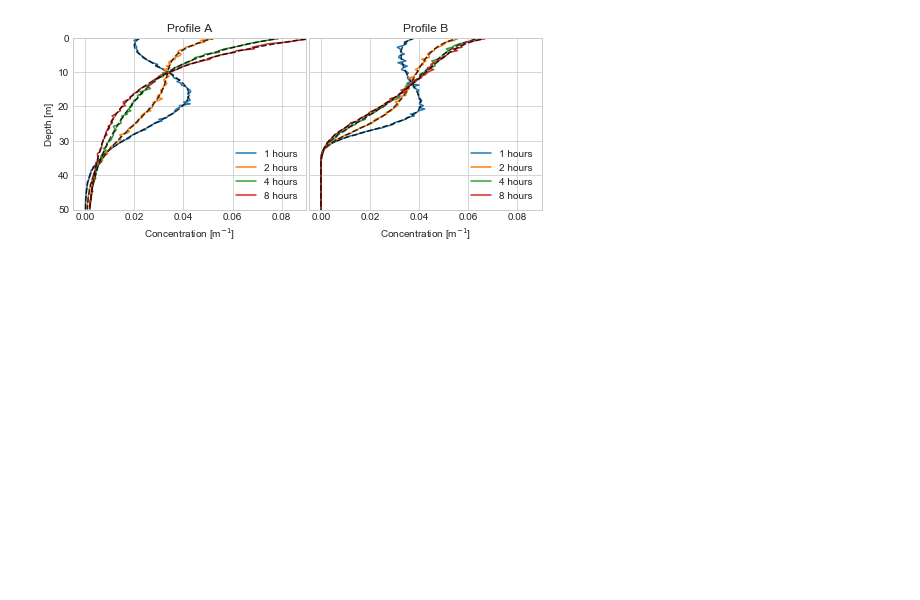
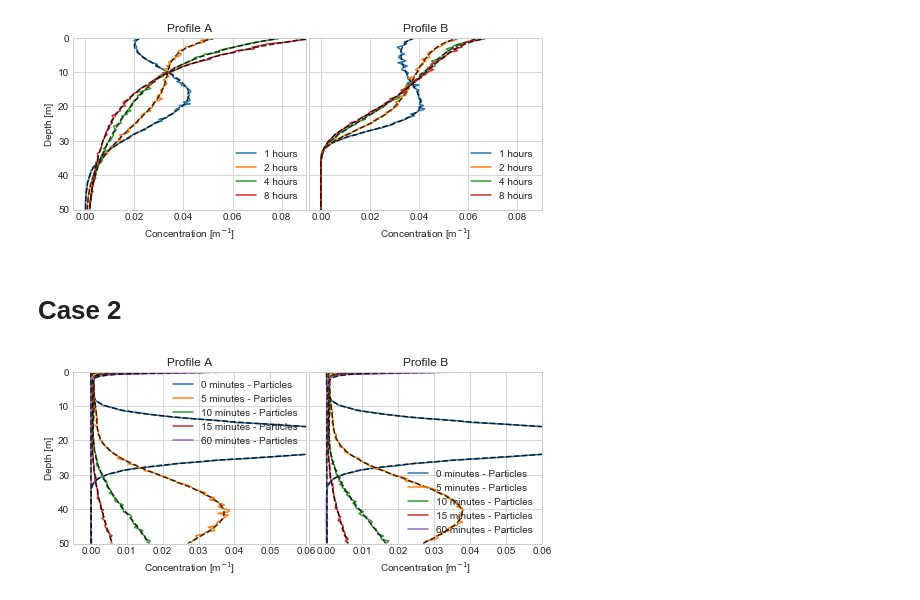
Before and after one commit to nordam/Eulerian-and-Lagrangian-methods, a Jupyter notebook: notebooks/ComparisonPlots.ipynb, the cells around one changed output. Saved outputs shown, nothing was run; the diff lists cells and outputs as text; code cells hidden in the pictures; blank space fills up the shorter version.

```diff
--- a/notebooks/ComparisonPlots.ipynb
+++ b/notebooks/ComparisonPlots.ipynb
@@ -126,3 +126,20 @@ plt.savefig('concentration_profiles_comparison_case1.pdf')
 #plt.savefig('concentration_profiles_comparison_case1.png', dpi = 240)
 # %% [output]
 [figure]
+# %% [markdown]
+# Case 2
+# %%
+# Numerical parameters for Eulerian solution
+dt = 1.0    # Timestep
+NJ = 4000  # Number of spatial grid cells
+NK = 128   # Number of classes
+
+# Load data, and work out grid parameters
+CgA = np.load(f'../../data/Case2_K_A_block_Nclasses={NK+1}_NJ={NJ}_dt={dt}.npy').sum(axis = 2)
+CgB = np.load(f'../../data/Case2_K_B_block_Nclasses={NK+1}_NJ={NJ}_dt={dt}.npy').sum(axis = 2)
+# %%
+Np = 100000
+dt = 10
+
+CpA = np.load(f'../../data/Case2_K_A_Lagrangian_concentration_Np={Np}_dt={dt}_0012.npy')
+CpB = np.load(f'../../data/Case2_K_B_Lagrangian_concentration_Np={Np}_dt={dt}_0012.npy')
@@ -128,0 +168,38 @@ plt.savefig('concentration_profiles_comparison_case1.pdf')
+# %%
+fig, ax = plt.subplots(ncols = 2, figsize = (7, 3), sharey = True)
+
+# Plot at different times:
+#for hours in [0, 0.5, 1, 12]:
+for hours in [0, 5/60, 10/60, 15/60, 1]:
+    istart = np.argmin(np.abs(times_part - hours*3600))
+    Navg   = 1 # Number of timesteps to average
+    # Plot concentration profiles, normalised such that
+    # the integral of the profile is 1 if everything is submerged
+    lA, = ax[0].plot(np.mean(CpA[istart:istart + Navg,:], axis = 0)/(dz_part*Np), mid_part, label = f'{int(60*hours)} minutes - Particles')
+    lB, = ax[1].plot(np.mean(CpB[istart:istart + Navg,:], axis = 0)/(dz_part*Np), mid_part, label = f'{int(60*hours)} minutes - Particles')
+
+    it = np.argmin(np.abs(times_grid - hours*3600))
+    ax[0].plot(CgA[:,it], mid_grid, '--', c = 'k', alpha = 0.8, lw = 1.5)
+    ax[1].plot(CgB[:,it], mid_grid, '--', c = 'k', alpha = 0.8, lw = 1.5)
+
+# Flip the vertical axis
+ax[0].set_ylim(50, 0)
+
+ax[0].set_ylabel('Depth [m]')
+ax[0].set_xlabel('Concentration [m$^{-1}$]')
+ax[1].set_xlabel('Concentration [m$^{-1}$]')
+
+ax[0].set_title('Profile A')
+ax[1].set_title('Profile B')
+
+ax[0].legend(fontsize = 10, loc = 'upper right')
+ax[1].legend(fontsize = 10, loc = 'lower right')
+
+ax[0].set_xlim(-0.005, 0.06)
+ax[1].set_xlim(-0.005, 0.06)
+
+plt.subplots_adjust(left = 0.06, bottom = 0.13, right = 0.991, top = 0.925, wspace = 0.01)
+plt.savefig('concentration_profiles_comparison_case2.pdf')
+plt.savefig('concentration_profiles_comparison_case2.png', dpi = 240)
+# %% [output]
+[figure, added]
```
Also changed, not shown: parts of 33 cells of this notebook, 3 other files.
